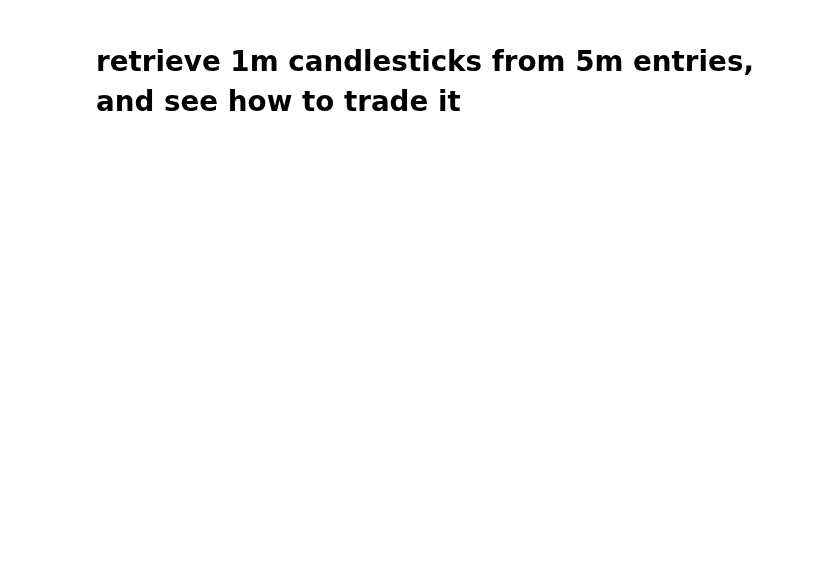
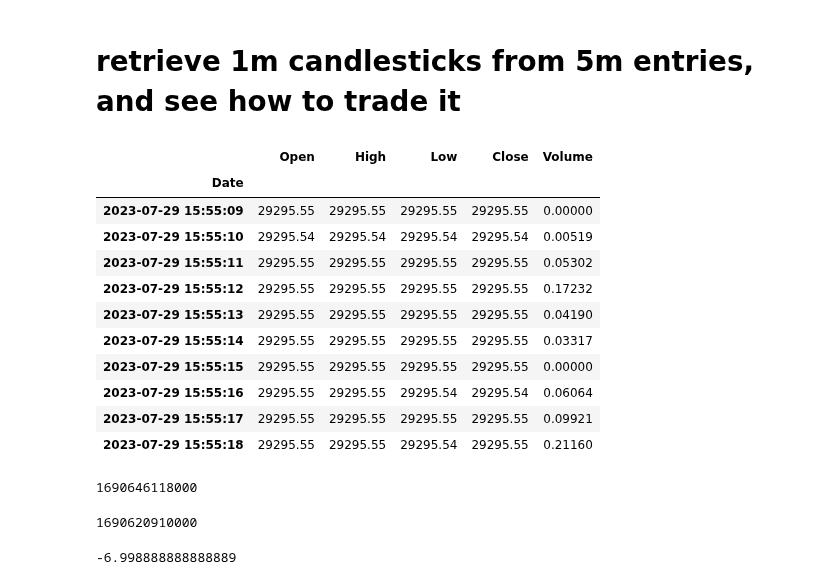
Before and after one commit to alexpvpmindustry/cryptotradr, a Jupyter notebook: 7_1_0read_results.ipynb, the cells around one changed output. Saved outputs shown, nothing was run; the diff lists cells and outputs as text; code cells hidden in the pictures; blank space fills up the shorter version.

```diff
--- a/7_1_0read_results.ipynb
+++ b/7_1_0read_results.ipynb
@@ -108,0 +112,16 @@ ZENUSDT 5m open9.86 closeprice9.9 dfname2023-07-27_21:15:00 starttime2023-07-27_
+# %%
+df = get_data("BTCUSDT","1s",start_time=int(time.time())*1000-3600_000,limit=10,offset=8*3600_000)
+df
+# %% [output]
+|  | Open | High | Low | Close | Volume |
+| Date |  |  |  |  |  |
+| 2023-07-29 15:55:09 | 29295.55 | 29295.55 | 29295.55 | 29295.55 | 0.00000 |
+| 2023-07-29 15:55:10 | 29295.54 | 29295.54 | 29295.54 | 29295.54 | 0.00519 |
+| 2023-07-29 15:55:11 | 29295.55 | 29295.55 | 29295.55 | 29295.55 | 0.05302 |
+| 2023-07-29 15:55:12 | 29295.55 | 29295.55 | 29295.55 | 29295.55 | 0.17232 |
+| 2023-07-29 15:55:13 | 29295.55 | 29295.55 | 29295.55 | 29295.55 | 0.04190 |
+| 2023-07-29 15:55:14 | 29295.55 | 29295.55 | 29295.55 | 29295.55 | 0.03317 |
+| 2023-07-29 15:55:15 | 29295.55 | 29295.55 | 29295.55 | 29295.55 | 0.00000 |
+| 2023-07-29 15:55:16 | 29295.55 | 29295.55 | 29295.54 | 29295.54 | 0.06064 |
+| 2023-07-29 15:55:17 | 29295.55 | 29295.55 | 29295.55 | 29295.55 | 0.09921 |
+| 2023-07-29 15:55:18 | 29295.55 | 29295.55 | 29295.54 | 29295.55 | 0.21160 |
@@ -108,0 +130,12 @@ ZENUSDT 5m open9.86 closeprice9.9 dfname2023-07-27_21:15:00 starttime2023-07-27_
+# %%
+newtime
+# %% [output]
+1690646118000
+# %%
+int(time.time())*1000
+# %% [output]
+1690620910000
+# %%
+(1690620634000 - 1690645830000)/1000/3600
+# %% [output]
+-6.998888888888889
```
Also changed, not shown: parts of 9 cells of this notebook, 1 other file.
